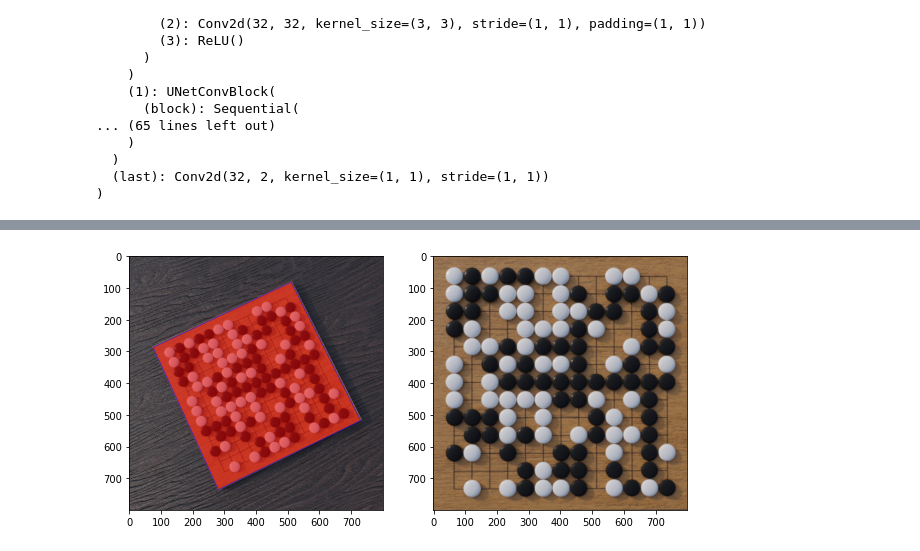
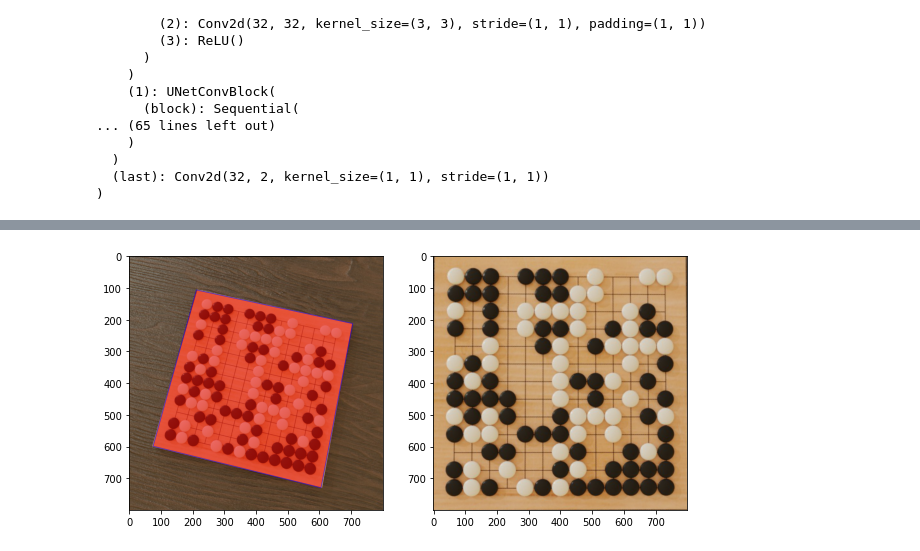
Before and after one commit to LuanAdemi/VisualGo, a Jupyter notebook: MaskTransformer.ipynb, the cells around one changed output, grey strips where cells are left out. Cells and saved outputs as stored; diff of their text form; code cells hidden in the pictures.

Commit message:
Started working on the position model

```diff
--- a/MaskTransformer.ipynb
+++ b/MaskTransformer.ipynb
@@ -15,6 +18,6 @@ from matplotlib.patches import Polygon
 # %%
 model = UNet(in_channels=3, n_classes=2, wf=5, depth=4, padding=True, up_mode='upsample')
-model.load_state_dict(torch.load("state_dicts/checkpoint1.pth"))
+model.load_state_dict(torch.load("state_dicts/checkpoint.pth"))
 model.eval()
 # %% [output]
 UNet(
@@ -36,0 +46,7 @@ UNet(
+# %%
+test = np.array(Image.open("goBoards/board_61.jpg"))
+t = transform(test).view(1,3,128,128)
+
+res = model(t).detach().cpu()
+
+out_max = torch.argmax(res, dim=1, keepdim=True)
@@ -45,17 +77,13 @@ transform = T.Compose([
 # %%
-test = np.array(Image.open("goBoards/board_59.jpg"))
-
-t = transform(test)
-
 with torch.no_grad():
     fig, (ax1, ax2) = plt.subplots(1,2, figsize=(10,10))
-    res = model(t.view(1,3,128,128)).cpu()[0][0].numpy()
+    res = model(t).cpu()[0][0].numpy()
 
     img, mask, poly = mt.transform(test)
 
     p = Polygon(poly[:,0,:], facecolor = 'r', alpha=0.5, edgecolor = "b")
     ax2.imshow(img)
     ax1.imshow(test)
     ax1.add_patch(p)
 # %% [output]
-[figure, old version]
+[figure, new version]
```
Also changed, not shown: parts of 6 cells of this notebook, 10 other files.
